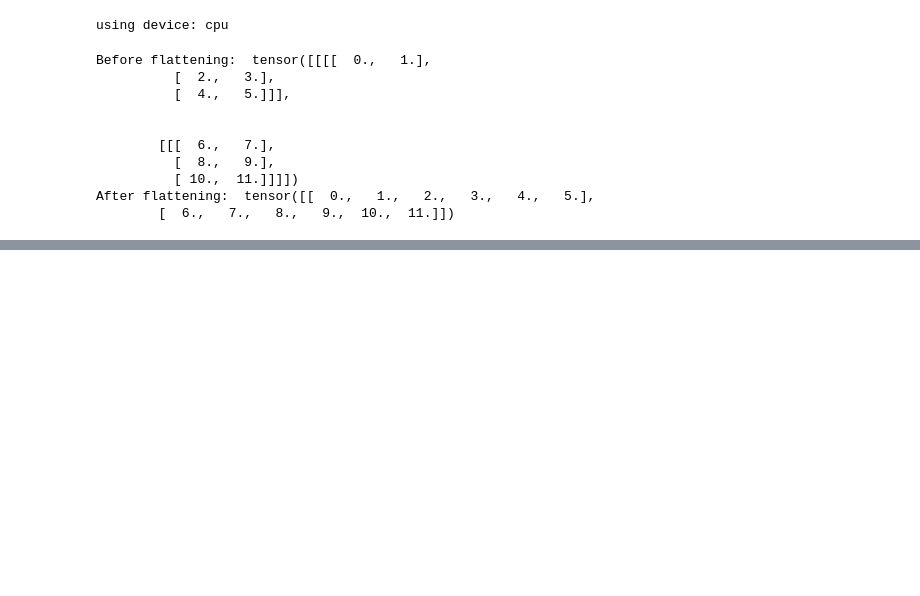
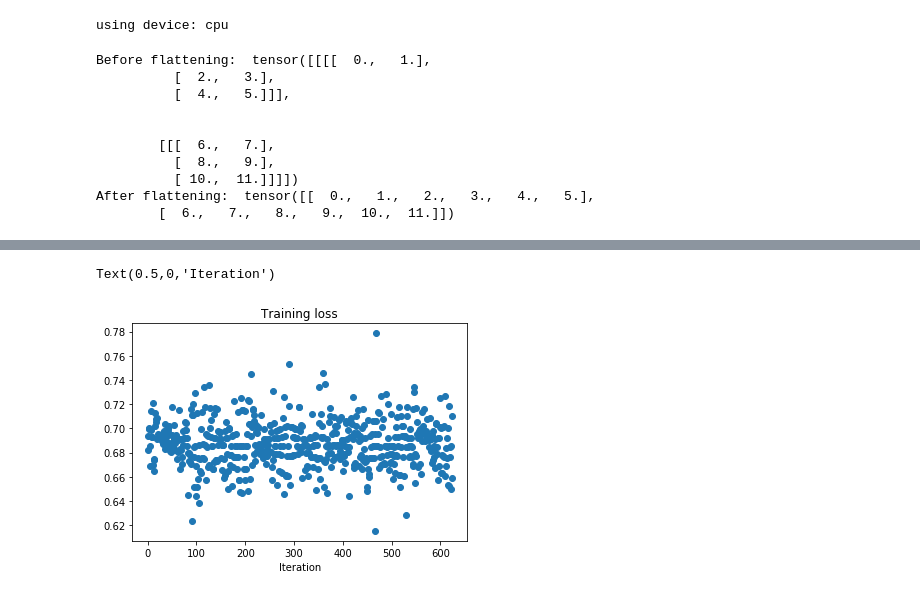
Before and after one commit to amitschechter/movie-posters, a Jupyter notebook: CNN_modeledAfter_Ass2.ipynb, the cells around one changed output, grey strips where cells are left out. Cells and saved outputs as stored; diff of their text form; code cells hidden in the pictures; blank space fills up the shorter version.

```diff
--- a/CNN_modeledAfter_Ass2.ipynb
+++ b/CNN_modeledAfter_Ass2.ipynb
@@ -296,5 +319,10 @@ Got 80 / 291 correct (27.49)
 # %%
-plt.subplot(2, 1, 1)
+#With No Batchnorm in the model
+
+plt.subplot(1, 1, 1)
 plt.title('Training loss')
 plt.plot(main_loss, 'o')
 plt.xlabel('Iteration')
+# %% [output]
+Text(0.5,0,'Iteration')
+[figure, added]
```
Also changed, not shown: parts of 9 cells of this notebook, 3 other files.
